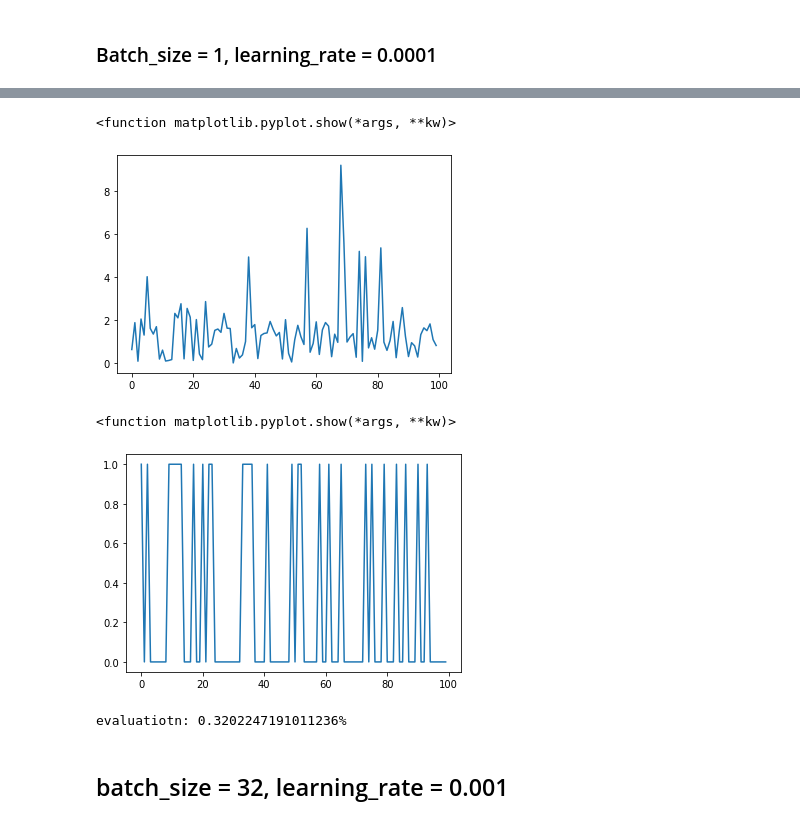
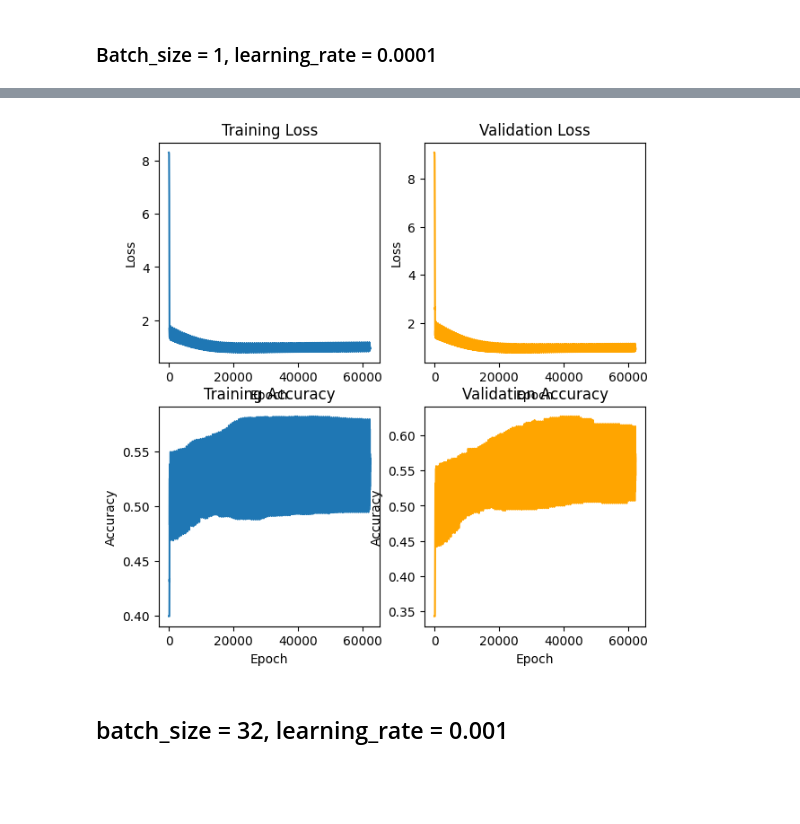
Before and after one commit to duytran1332002/Machine-Learning-From-Scratch, a Jupyter notebook: Logistic_Regression.ipynb, the cells around one changed output, grey strips where cells are left out. Drawn from its saved outputs; the diff is of its cells as text; code cells hidden in the pictures; blank space fills up the shorter version.

```diff
--- a/Logistic_Regression.ipynb
+++ b/Logistic_Regression.ipynb
@@ -104,2 +106,9 @@ titanic_data_arr = titanic_data_df.to_numpy()
+# %%
+# convert to numpy array
+titanic_data_arr = titanic_data_df.to_numpy().astype(np.float64)
+# shuffle data
+idx = np.arange(titanic_data_arr.shape[0])
+np.random.shuffle(idx)
+titanic_data_arr = titanic_data_arr[idx]
 # %%
 # devide features to X, label to y
@@ -138,14 +146,13 @@ print(y_train.shape, y_val.shape, y_test.shape)
 # %% [markdown]
 ## Training
 # %%
-n_features = X.shape[1] - 1
+n_features = X.shape[1]
 n_iters = 100
-np.random.seed(0)
 # %% [markdown]
 ### Batch_size = 1, learning_rate = 0.0001
 # %%
 batch_size = 1
 learning_rate = 0.0001
 LRModel = LogisticRegression(batch_size, n_features)
-history = LRModel.fit(x_train, y_train, n_iters, learning_rate)
+history = LRModel.fit(x_train, y_train, x_val, y_val, n_iters, learning_rate)
 # %% [output]
@@ -169,20 +160,24 @@ epoch: 99, loss: 0.8099816205420456, acc: 0.0
-# %%
-plt.plot(history['losses'])
-plt.show
-# %% [output]
-<function matplotlib.pyplot.show(*args, **kw)>
-[figure, removed]
-# %%
-plt.plot(history['accs'])
-plt.show
-# %% [output]
-<function matplotlib.pyplot.show(*args, **kw)>
-[figure, removed]
-# %%
-eval = LRModel.evaluate(x_val, y_val)
-print(f"evaluatiotn: {eval}%")
-# %% [output]
-evaluatiotn: 0.3202247191011236%
+# %%
+fig, ax = plt.subplots(2, 2, figsize=(7, 7))
+ax[0, 0].plot(history["losses_train"])
+ax[0, 0].set(xlabel='Epoch', ylabel='Loss')
+ax[0, 0].set_title('Training Loss')
+
+ax[0, 1].plot(history['losses_val'], 'orange')
+ax[0, 1].set(xlabel='Epoch', ylabel='Loss')
+ax[0, 1].set_title('Validation Loss')
+
+ax[1, 0].plot(history['accs_train'])
+ax[1, 0].set(xlabel='Epoch', ylabel='Accuracy')
+ax[1, 0].set_title('Training Accuracy')
+
+ax[1, 1].plot(history['accs_val'], 'orange')
+ax[1, 1].set(xlabel='Epoch', ylabel='Accuracy')
+ax[1, 1].set_title('Validation Accuracy')
+
+plt.show()
+# %% [output]
+[figure, added]
 # %% [markdown]
 ## batch_size = 32, learning_rate = 0.001
 # %%
```
Also changed, not shown: parts of 19 cells of this notebook.
